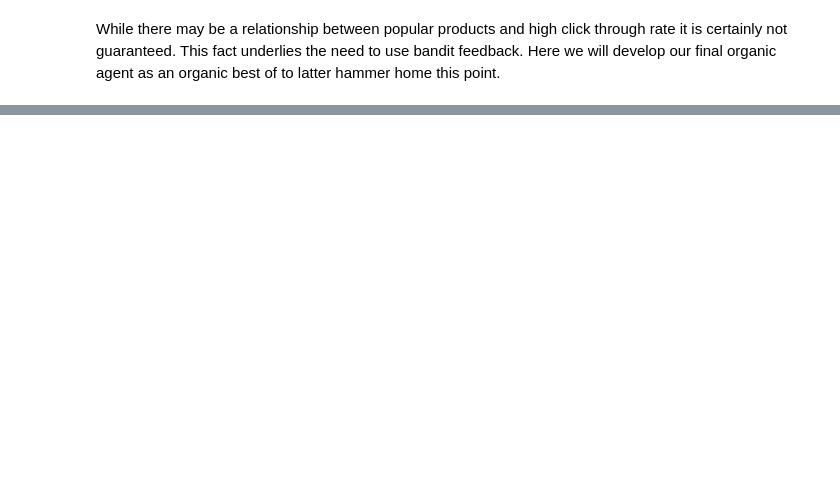
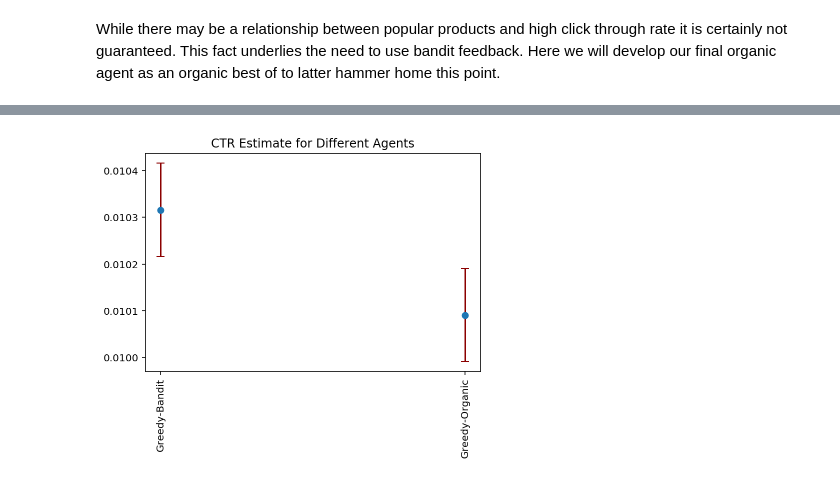
Before and after one commit to criteo-research/reco-gym, a Jupyter notebook: Bandit Feedback - Likelihood based models.ipynb, the cells around one changed output, grey strips where cells are left out. Saved outputs shown, nothing was run; the diff lists cells and outputs as text; code cells hidden in the pictures; blank space fills up the shorter version.

```diff
--- a/Bandit Feedback - Likelihood based models.ipynb
+++ b/Bandit Feedback - Likelihood based models.ipynb
@@ -53,7 +53,7 @@ env_1_args['sigma_omega']=0
 env_1_args['random_seed'] = 42
 env_1_args['num_products'] = NumberOfProducts
 env_1_args['K'] = 5
-env_1_args['number_of_flips'] = 3
+env_1_args['number_of_flips'] = 4
 
 env = gym.make('reco-gym-v1')
 env.init_gym(env_1_args)
@@ -156,0 +210,5 @@ FIXME insert bandit best of agent
+# %%
+# Initialise bandit
+top_ctr_item = np.argmax(np.array(clicks)/np.array(impressions))
+print('The Greedy-Bandit agent will always take action {0}'.format(top_ctr_item))
+greedy_bandit = GreedySingleActionAgent(top_ctr_item, Configuration(env_1_args))
@@ -386,0 +261,5 @@ This is called the feature engineering approach to producing a user embedding, m
+# %%
+# Initialise bandit
+top_viewed_item = np.argmax(views)
+print('The organic-best-of agent will always take action {0}'.format(top_viewed_item))
+greedy_organic = GreedySingleActionAgent(top_viewed_item, Configuration(env_1_args))
@@ -386,0 +268,10 @@ This is called the feature engineering approach to producing a user embedding, m
+# %%
+from datetime import datetime
+from reco_gym.evaluate_agent import verify_agents, plot_verify_agents
+
+print('Starting A/B-testing at {0}'.format(datetime.now()))
+result = verify_agents(env,
+                       50000,
+                       {'Greedy-Bandit': greedy_bandit,
+                        'Greedy-Organic': greedy_organic})
+print('Finished A/B-testing at {0}'.format(datetime.now()))
@@ -386,0 +281,7 @@ This is called the feature engineering approach to producing a user embedding, m
+# %%
+fig = plot_verify_agents(result)
+#plt.ylim((.0,.025))
+plt.savefig('CTR_estimate_banditVSorganic_5K', dpi = 600, bbox_inches = 'tight')
+plt.show()
+# %% [output]
+[figure, added]
```
Also changed, not shown: parts of 23 cells of this notebook, 3 other files.
